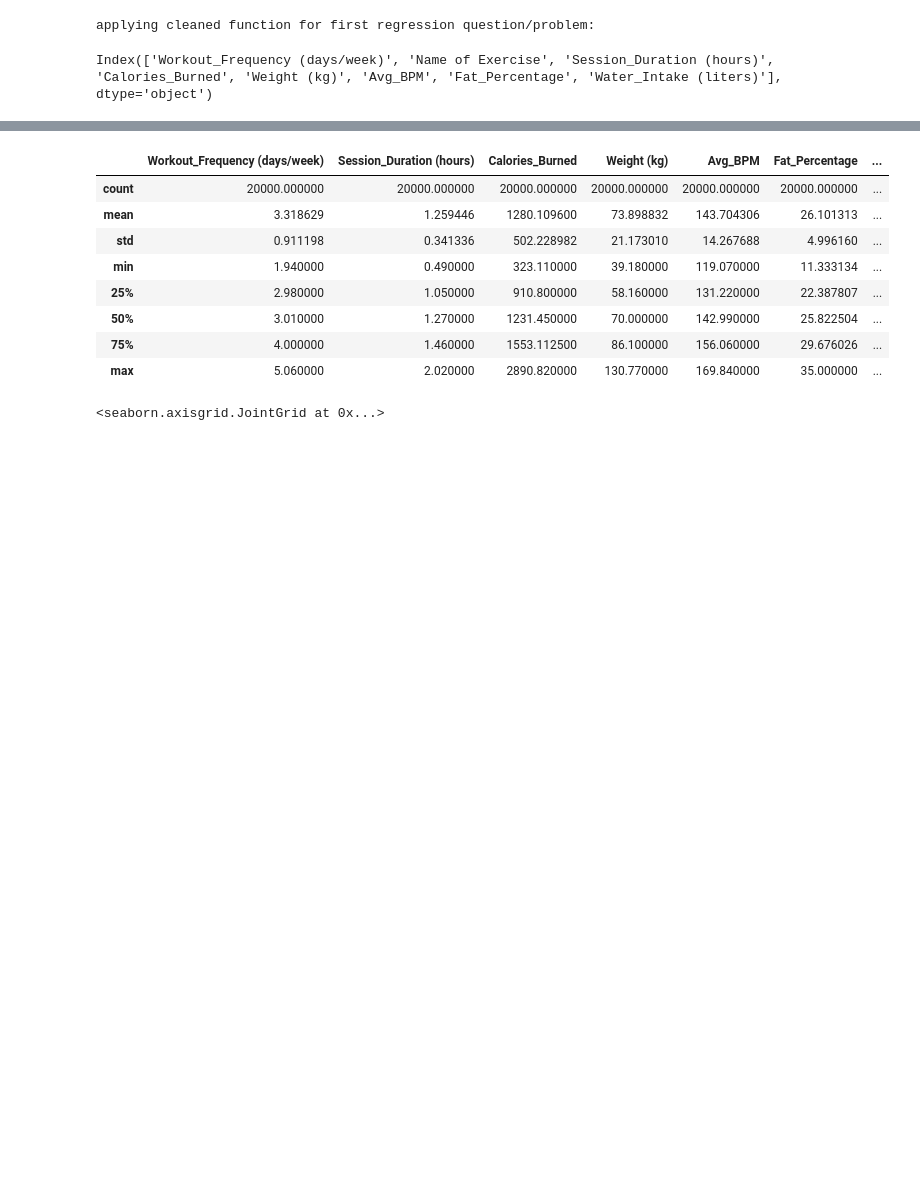
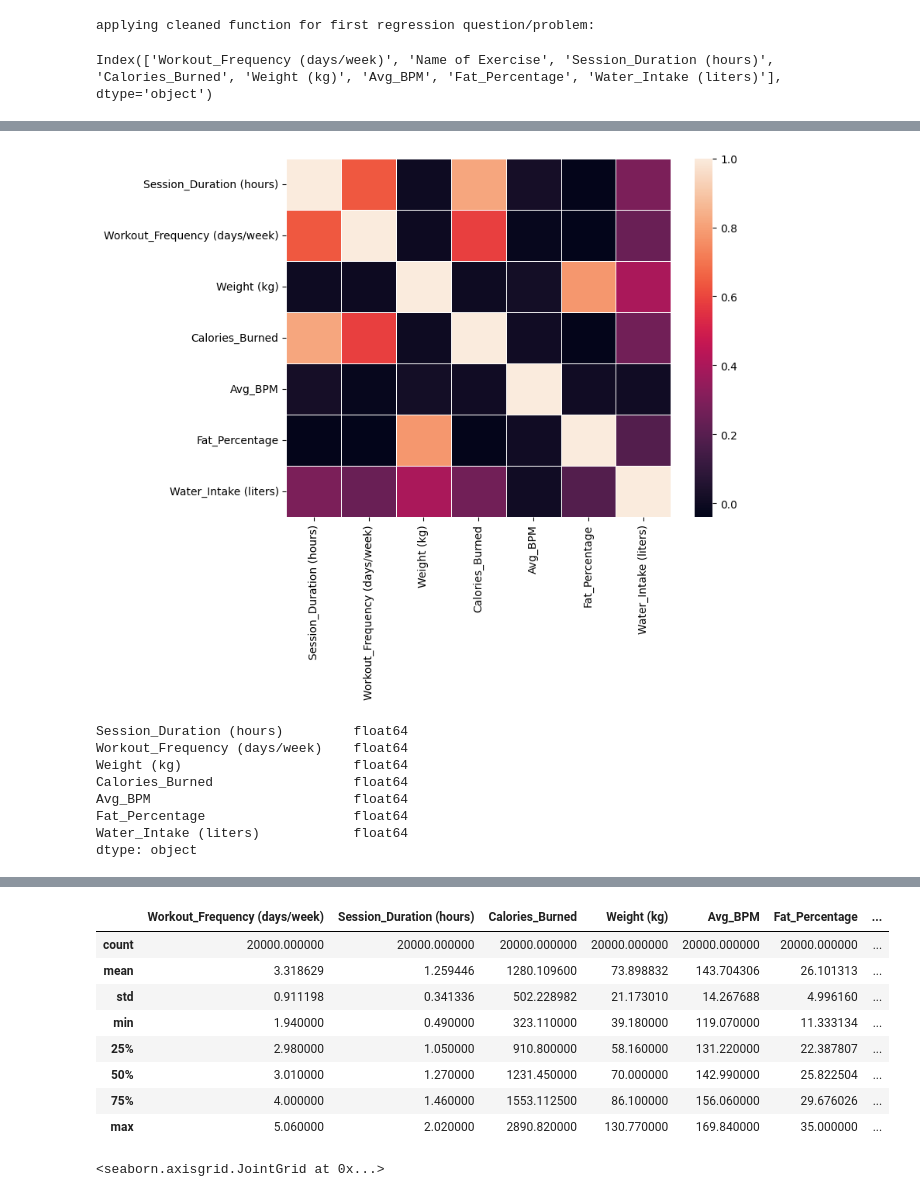
Before and after one commit to rmunozcuevas/datamining, a Jupyter notebook: project_three/regression.ipynb, the cells around one changed output, grey strips where cells are left out. Cells and saved outputs as stored; diff of their text form; code cells hidden in the pictures; blank space fills up the shorter version.

```diff
--- a/project_three/regression.ipynb
+++ b/project_three/regression.ipynb
@@ -183,0 +243,33 @@ print("The model above sucks so rip, hopefully gonna optimize soon")
+# %%
+# gonna try to find strong correlations between Calories_Burned and Avg_BPM
+# experiment two
+target_cols = [
+    "Session_Duration (hours)",
+    "Workout_Frequency (days/week)",
+    "Weight (kg)",
+    "Calories_Burned",
+    "Avg_BPM",
+    "Fat_Percentage",
+    "Water_Intake (liters)"
+]
+
+data_two = df[target_cols]
+
+
+plt.figure(figsize=(8,6))
+
+sns.heatmap(
+    data_two.corr(), linewidth=0.5
+)
+plt.show()
+print(df[target_cols].dtypes)
+# %% [output]
+[figure, added]
+Session_Duration (hours)         float64
+Workout_Frequency (days/week)    float64
+Weight (kg)                      float64
+Calories_Burned                  float64
+Avg_BPM                          float64
+Fat_Percentage                   float64
+Water_Intake (liters)            float64
+dtype: object
```
Also changed, not shown: parts of 12 cells of this notebook, 2 other files.
